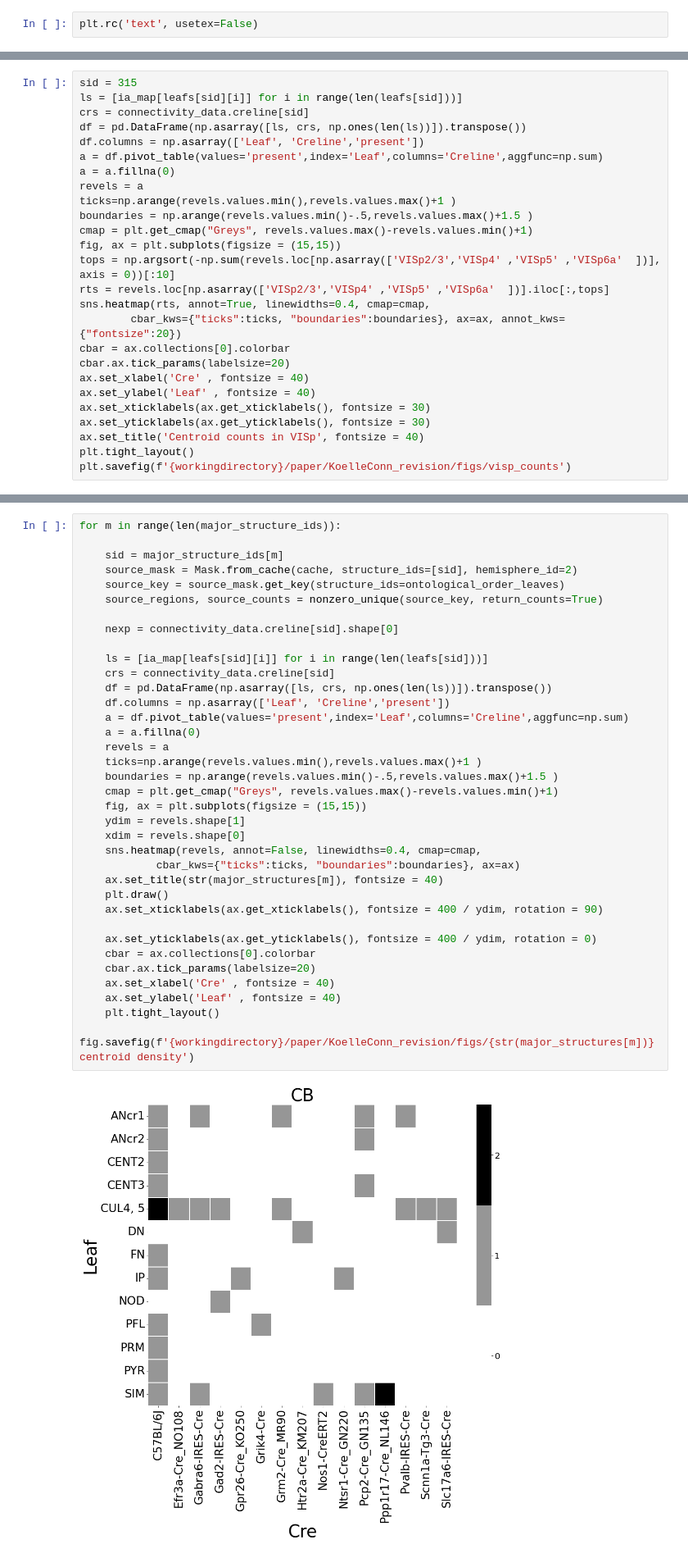
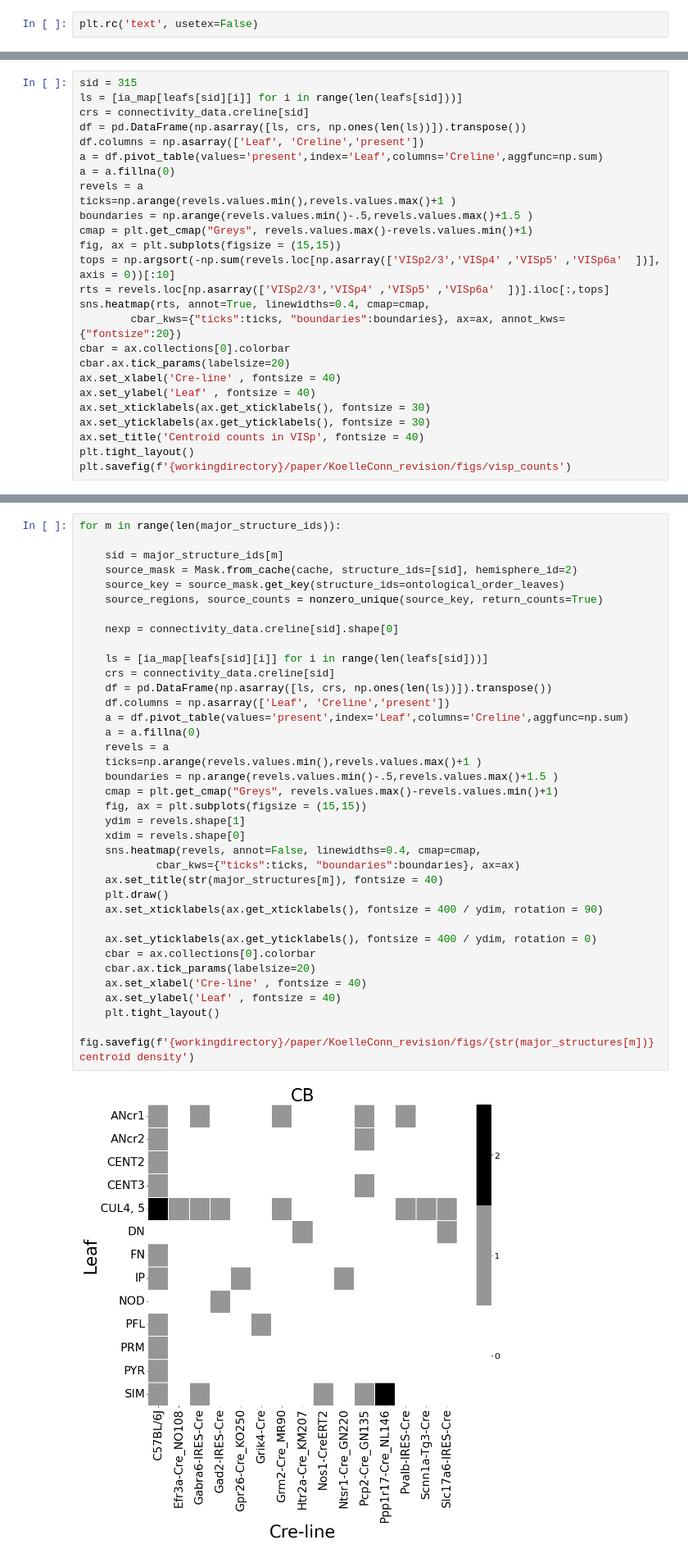
Before and after one commit to AllenInstitute/mouse_connectivity_models, a Jupyter notebook: analyses/paper_final/figures/Figure1_SuppFigure1.ipynb, the cells around one changed output, grey strips where cells are left out. Shown at 82% size. Saved outputs shown, nothing was run; the diff lists cells and outputs as text.

```diff
--- a/analyses/paper_final/figures/Figure1_SuppFigure1.ipynb
+++ b/analyses/paper_final/figures/Figure1_SuppFigure1.ipynb
@@ -339,7 +339,7 @@ sns.heatmap(rts, annot=True, linewidths=0.4, cmap=cmap,
         cbar_kws={"ticks":ticks, "boundaries":boundaries}, ax=ax, annot_kws={"fontsize":20})
 cbar = ax.collections[0].colorbar
 cbar.ax.tick_params(labelsize=20)
-ax.set_xlabel('Cre' , fontsize = 40)
+ax.set_xlabel('Cre-line' , fontsize = 40)
 ax.set_ylabel('Leaf' , fontsize = 40)
 ax.set_xticklabels(ax.get_xticklabels(), fontsize = 30)
 ax.set_yticklabels(ax.get_yticklabels(), fontsize = 30)
@@ -357,32 +357,32 @@ for m in range(len(major_structure_ids)):
     source_regions, source_counts = nonzero_unique(source_key, return_counts=True)
 
     nexp = connectivity_data.creline[sid].shape[0]
 
     ls = [ia_map[leafs[sid][i]] for i in range(len(leafs[sid]))]
     crs = connectivity_data.creline[sid]
     df = pd.DataFrame(np.asarray([ls, crs, np.ones(len(ls))]).transpose())
     df.columns = np.asarray(['Leaf', 'Creline','present'])
     a = df.pivot_table(values='present',index='Leaf',columns='Creline',aggfunc=np.sum)
     a = a.fillna(0)
     revels = a
     ticks=np.arange(revels.values.min(),revels.values.max()+1 )
     boundaries = np.arange(revels.values.min()-.5,revels.values.max()+1.5 )
     cmap = plt.get_cmap("Greys", revels.values.max()-revels.values.min()+1)
     fig, ax = plt.subplots(figsize = (15,15))
     ydim = revels.shape[1]
     xdim = revels.shape[0]
     sns.heatmap(revels, annot=False, linewidths=0.4, cmap=cmap,
             cbar_kws={"ticks":ticks, "boundaries":boundaries}, ax=ax)
     ax.set_title(str(major_structures[m]), fontsize = 40)
     plt.draw()
     ax.set_xticklabels(ax.get_xticklabels(), fontsize = 400 / ydim, rotation = 90)
 
     ax.set_yticklabels(ax.get_yticklabels(), fontsize = 400 / ydim, rotation = 0)
     cbar = ax.collections[0].colorbar
     cbar.ax.tick_params(labelsize=20)
-    ax.set_xlabel('Cre' , fontsize = 40)
+    ax.set_xlabel('Cre-line' , fontsize = 40)
     ax.set_ylabel('Leaf' , fontsize = 40)
     plt.tight_layout()
     fig.savefig(f'{workingdirectory}/paper/KoelleConn_revision/figs/{str(major_structures[m])} centroid density')
 # %% [output]
-[figure, old version]
+[figure, new version]
```
Also changed, not shown: parts of 3 cells of this notebook, 38 other files.
